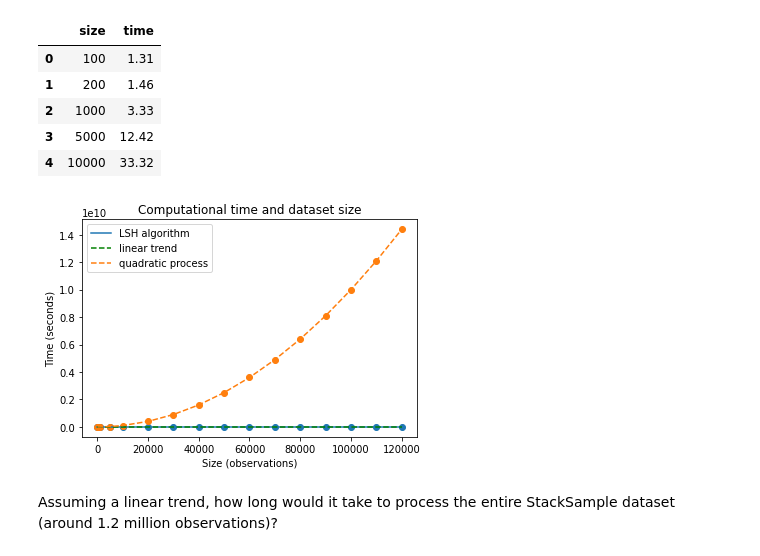
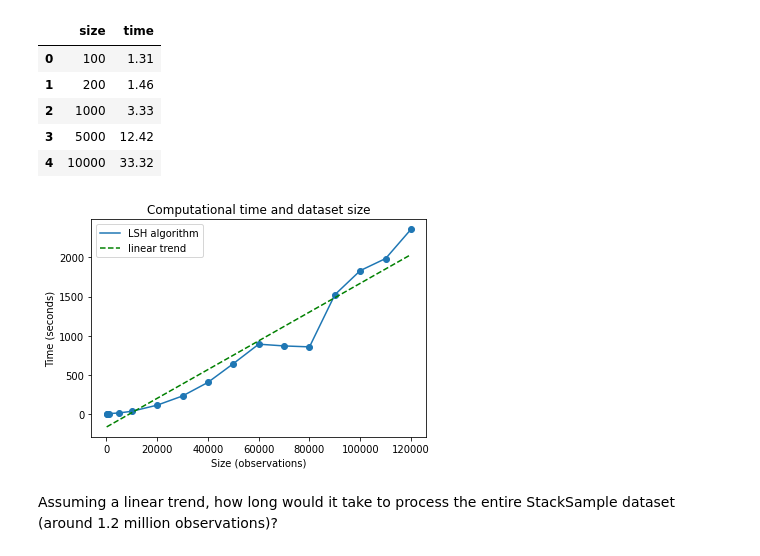
Before and after one commit to gregorio-saporito/Spark-AMD, a Jupyter notebook: main.ipynb, the cells around one changed output. Drawn from its saved outputs; the diff is of its cells as text; code cells hidden in the pictures.

Commit message:
chart update

```diff
--- a/main.ipynb
+++ b/main.ipynb
@@ -299,34 +299,28 @@ df_time.head()
 # %%
 import numpy as np
 import matplotlib.pyplot as plt
 %matplotlib inline
 
 x = df_time['size']
 y = df_time['time']
 plt.plot(x, y, label="LSH algorithm")
 plt.scatter(x, y)
 z = np.polyfit(x, y, 1)
 p = np.poly1d(z)
 plt.plot(x,p(x),"g--", label="linear trend")
 
-# add quadratic process as a benchmark
-q = x**2
-
-plt.scatter(x,q)
-plt.plot(x,q,"--",label="quadratic process")
-
 plt.xlabel("Size (observations)")
 plt.ylabel("Time (seconds)")
 plt.title('Computational time and dataset size')
 
 leg = plt.legend()
 
 # save the plot
 plt.savefig('experiment.pdf')
 
 plt.show()
 # %% [output]
-[figure, old version]
+[figure, new version]
 # %% [markdown]
 Assuming a linear trend, how long would it take to process the entire StackSample dataset (around 1.2 million observations)?
 # %%
```
Also changed, not shown: parts of 1 cell of this notebook.
